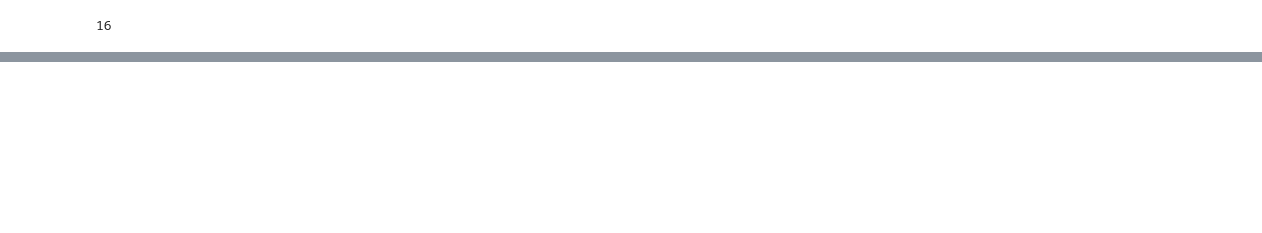
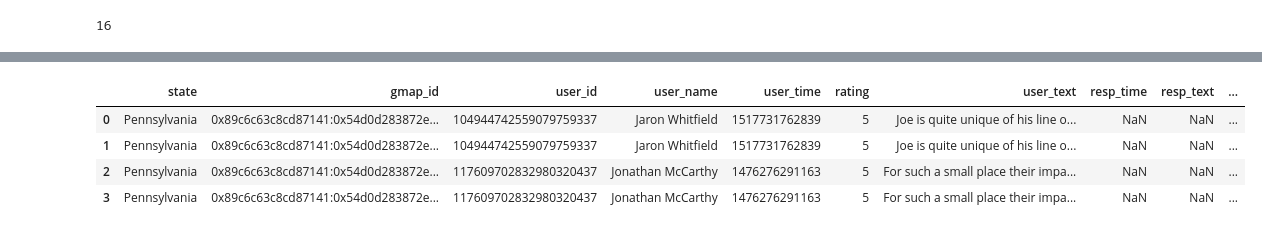
Before and after one commit to MatB1988/proyectogrupal, a Jupyter notebook: Pruebas/etl_gmaps_reviews/etl_1_gmaps_reviews_estado.ipynb, the cells around one changed output, grey strips where cells are left out. Cells and saved outputs as stored; diff of their text form; code cells hidden in the pictures; blank space fills up the shorter version.

```diff
--- a/Pruebas/etl_gmaps_reviews/etl_1_gmaps_reviews_estado.ipynb
+++ b/Pruebas/etl_gmaps_reviews/etl_1_gmaps_reviews_estado.ipynb
@@ -223,0 +225,14 @@ dtype: int64
+# %%
+# Convierte la columna 'user_time' a datetime y almacena el resultado en una nueva columna 'time_total'
+gmaps_state_norm['user_time_year'] = pd.to_datetime(gmaps_state_norm['user_time'], unit='ms').dt.year
+gmaps_state_norm['user_time_month'] = pd.to_datetime(gmaps_state_norm['user_time'], unit='ms').dt.month
+gmaps_state_norm['user_time_day'] = pd.to_datetime(gmaps_state_norm['user_time'], unit='ms').dt.day
+gmaps_state_norm['user_time_hms'] = pd.to_datetime(gmaps_state_norm['user_time'], unit='ms').dt.time
+gmaps_state_norm['resp_time_year'] = pd.to_datetime(gmaps_state_norm['resp_time'], unit='ms').dt.year
+gmaps_state_norm['resp_time_month'] = pd.to_datetime(gmaps_state_norm['resp_time'], unit='ms').dt.month
+gmaps_state_norm['resp_time_day'] = pd.to_datetime(gmaps_state_norm['resp_time'], unit='ms').dt.day
+gmaps_state_norm['resp_time_hms'] = pd.to_datetime(gmaps_state_norm['resp_time'], unit='ms').dt.time
+
+gmaps_state_norm.info()
+print(gmaps_state_norm.isna().sum())
+gmaps_state_norm.head(2)
@@ -223,0 +260,8 @@ dtype: int64
+# %%
+gmaps_state_norm[gmaps_state_norm.duplicated(keep=False)].head(4)
+# %% [output]
+|  | state | gmap_id | user_id | user_name | user_time | rating | user_text | resp_time | resp_text | ... |
+| 0 | Pennsylvania | 0x89c6c63c8cd87141:0x54d0d283872e... | 104944742559079759337 | Jaron Whitfield | 1517731762839 | 5 | Joe is quite unique of his line o... | NaN | NaN | ... |
+| 1 | Pennsylvania | 0x89c6c63c8cd87141:0x54d0d283872e... | 104944742559079759337 | Jaron Whitfield | 1517731762839 | 5 | Joe is quite unique of his line o... | NaN | NaN | ... |
+| 2 | Pennsylvania | 0x89c6c63c8cd87141:0x54d0d283872e... | 117609702832980320437 | Jonathan McCarthy | 1476276291163 | 5 | For such a small place their impa... | NaN | NaN | ... |
+| 3 | Pennsylvania | 0x89c6c63c8cd87141:0x54d0d283872e... | 117609702832980320437 | Jonathan McCarthy | 1476276291163 | 5 | For such a small place their impa... | NaN | NaN | ... |
```
Also changed, not shown: parts of 12 cells of this notebook, 1 other file.
